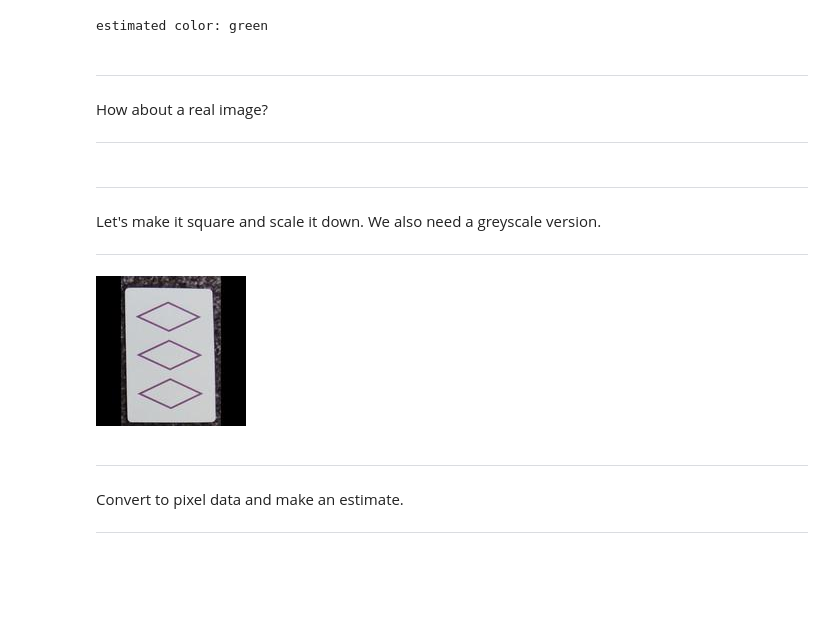
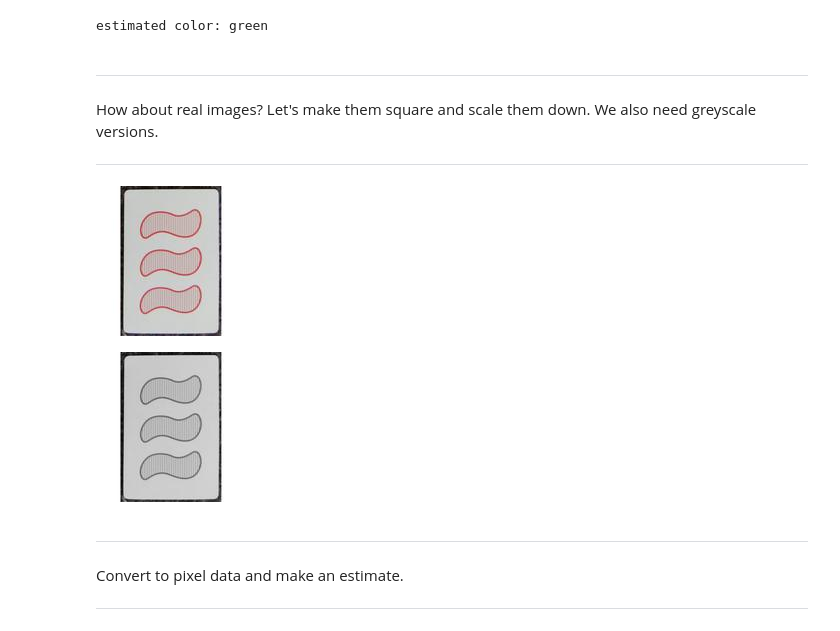
Before and after one commit to yosemitebandit/setbot, a Jupyter notebook: evaluator.ipynb, the cells around one changed output. Cells and saved outputs as stored; diff of their text form; code cells hidden in the pictures; blank space fills up the shorter version.

Commit message:
tests more irl images

```diff
--- a/evaluator.ipynb
+++ b/evaluator.ipynb
@@ -143,47 +136,47 @@ result = estimate_color(rgb_data)
 print 'estimated color: %s' % result
 # %% [output]
 estimated color: green
-# %% [markdown]
----
-How about a real image?
-
----
-# %%
-input_directory = 'irl-images'
-irl_image_filename = 'irl-3-purple-empty-diamond.jpg'
-irl_image_filepath = os.path.join(input_directory, irl_image_filename)
 # %% [markdown]
 ---
-Let's make it square and scale it down.  We also need a greyscale version.
+How about real images?  Let's make them square and scale them down.  We also need greyscale versions.
 
 ---
 # %%
-image = Image.open(irl_image_filepath)
-largest_dimension = max((image.width, image.height))
-new_image = Image.new('RGB', (largest_dimension, largest_dimension), (0, 0, 0))
-left_padding = (largest_dimension - image.width) / 2
-top_padding = (largest_dimension - image.height) / 2
-new_image.paste(image, (left_padding, top_padding))
+input_directory = 'irl-images'
 
-card_width, card_height = 150, 150
-resized_image = new_image.resize((card_width, card_height), resample=Image.ANTIALIAS)
+resized_directory = 'irl-resized-images'
+if not os.path.exists(resized_directory):
+  os.makedirs(resized_directory)
 
-output_directory = 'irl-resized-images'
-if not os.path.exists(output_directory):
-  os.makedirs(output_directory)
-output_filepath = os.path.join(output_directory, irl_image_filename)
-resized_image.save(output_filepath)
-display.display(display.Image(filename=output_filepath))
+greyscaled_directory = 'irl-greyscaled-images'
+if not os.path.exists(greyscaled_directory):
+  os.makedirs(greyscaled_directory)
 
-# Save a greyscale copy too.
-output_directory = 'irl-greyscaled-images'
-if not os.path.exists(output_directory):
-  os.makedirs(output_directory)
-output_filepath = os.path.join(output_directory, irl_image_filename)
-greyscaled_image = resized_image.convert('L')
-greyscaled_image.save(output_filepath)
+for irl_image_filename in os.listdir(input_directory):
+  irl_image_filepath = os.path.join(input_directory, irl_image_filename)
+  image = Image.open(irl_image_filepath)
+  largest_dimension = max((image.width, image.height))
+  new_image = Image.new('RGB', (largest_dimension, largest_dimension), (255, 255, 255))
+  new_image.putalpha(255)
+  left_padding = (largest_dimension - image.width) / 2
+  top_padding = (largest_dimension - image.height) / 2
+  new_image.paste(image, (left_padding, top_padding))
+
+  card_width, card_height = 150, 150
+  resized_image = new_image.resize((card_width, card_height), resample=Image.ANTIALIAS)
+  resized_filepath = os.path.join(resized_directory, irl_image_filename)
+  resized_image.save(resized_filepath)
+
+  greyscaled_filepath = os.path.join(greyscaled_directory, irl_image_filename)
+  greyscaled_image = resized_image.convert('L')
+  greyscaled_image.save(greyscaled_filepath)
+
+# Display a few.
+display.display(display.Image(filename=resized_filepath))
+display.display(display.Image(filename=greyscaled_filepath))
 # %% [output]
-[figure, old version]
+[figure, new version]
+[figure, added]
 # %% [markdown]
 ---
 Convert to pixel data and make an estimate.
```
Also changed, not shown: parts of 6 cells of this notebook.
